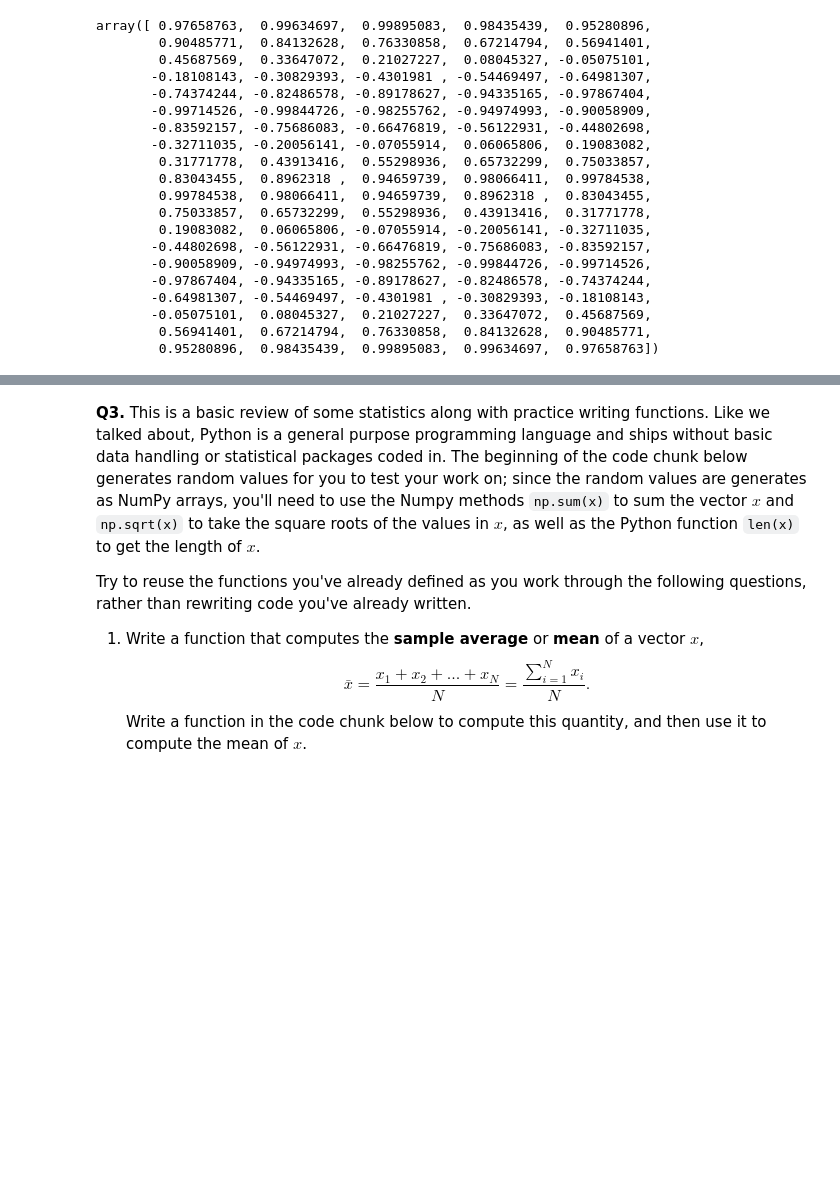
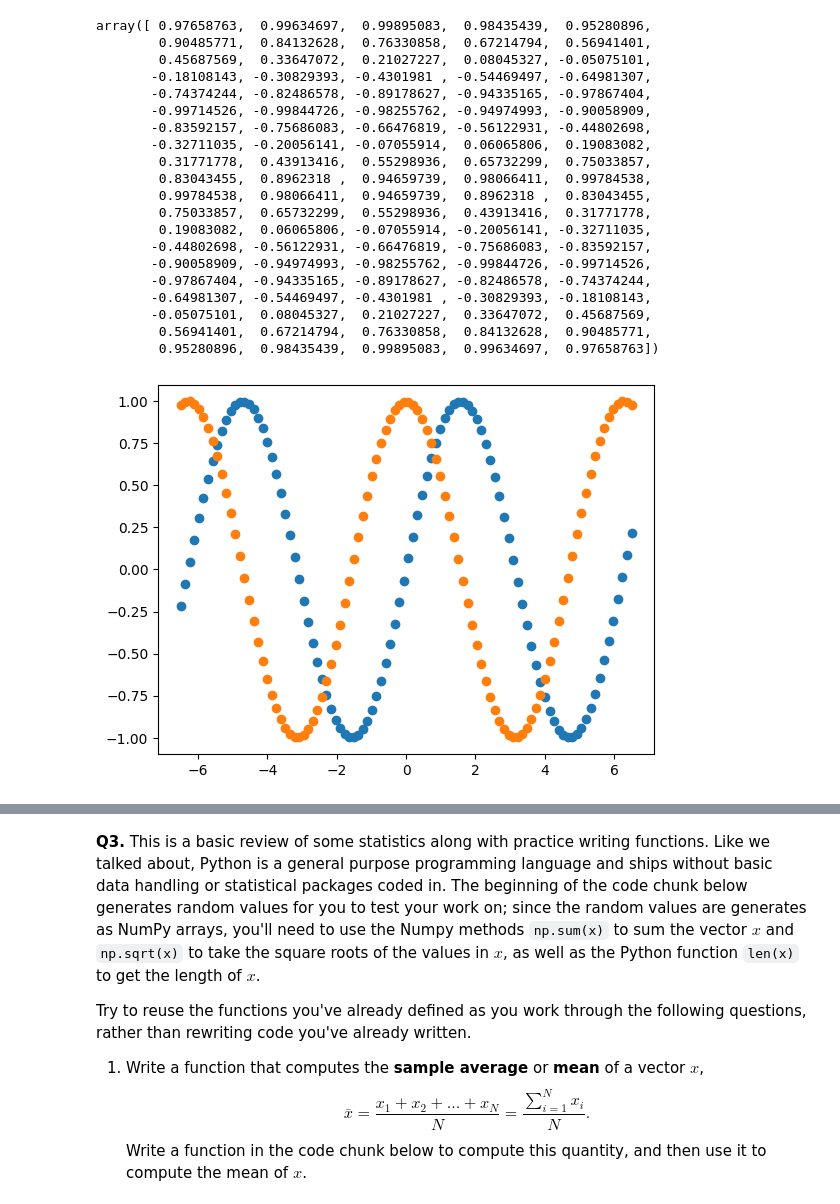
Before and after one commit to rafid-mirza/programming, a Jupyter notebook: assignment/assignment_programming.ipynb, the cells around one changed output, grey strips where cells are left out. Cells and saved outputs as stored; diff of their text form; code cells hidden in the pictures; blank space fills up the shorter version.

```diff
--- a/assignment/assignment_programming.ipynb
+++ b/assignment/assignment_programming.ipynb
@@ -163,3 +169,9 @@ array([ 0.97658763,  0.99634697,  0.99895083,  0.98435439,  0.95280896,
        -0.05075101,  0.08045327,  0.21027227,  0.33647072,  0.45687569,
         0.56941401,  0.67214794,  0.76330858,  0.84132628,  0.90485771,
         0.95280896,  0.98435439,  0.99895083,  0.99634697,  0.97658763])
+# %%
+plt.scatter(a,b)
+plt.scatter(a,c)
+plt.show()
+# %% [output]
+[figure, added]
```
Also changed, not shown: parts of 5 cells of this notebook.
